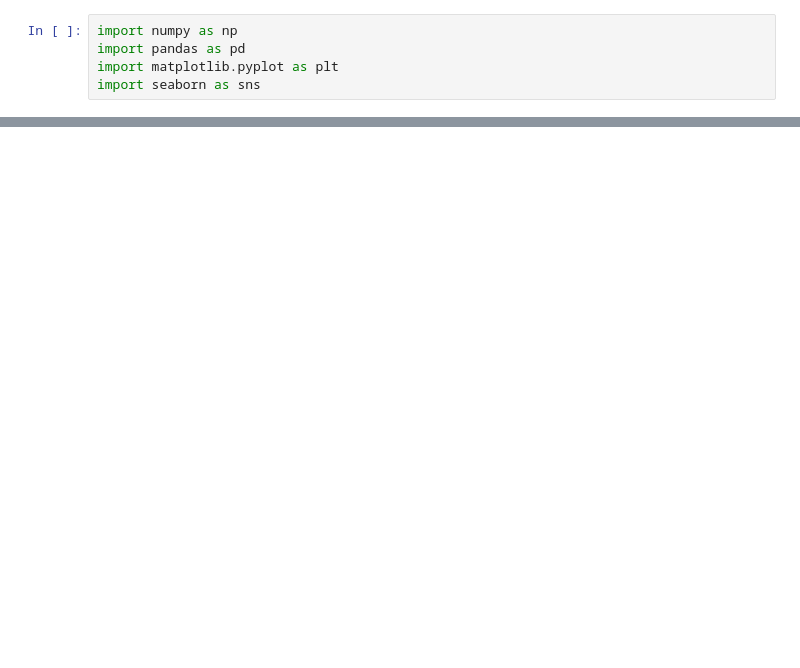
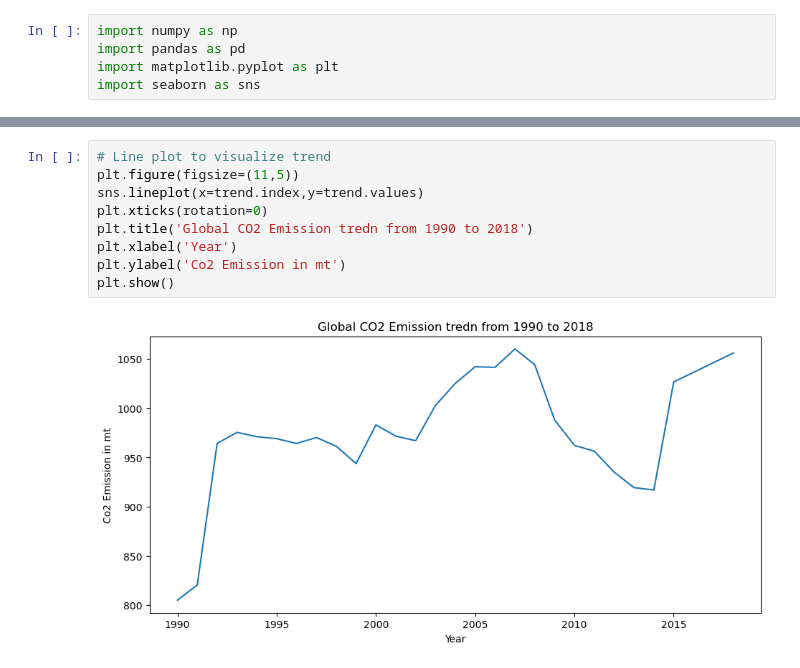
Before and after one commit to zuwa-oj/CO2-emissions-ML-project, a Jupyter notebook: src/notebooks/Visualizations.ipynb, the cells around one changed output, grey strips where cells are left out. Saved outputs shown, nothing was run; the diff lists cells and outputs as text; blank space fills up the shorter version.

Commit message:
Update Visualizations notebook

```diff
--- a/src/notebooks/Visualizations.ipynb
+++ b/src/notebooks/Visualizations.ipynb
@@ -665,0 +62,11 @@ df_finale.to_csv(file_path, index=False)
+# %%
+# Line plot to visualize trend
+plt.figure(figsize=(11,5))
+sns.lineplot(x=trend.index,y=trend.values)
+plt.xticks(rotation=0)
+plt.title('Global CO2 Emission tredn from 1990 to 2018')
+plt.xlabel('Year')
+plt.ylabel('Co2 Emission in mt')
+plt.show()
+# %% [output]
+[figure, added]
```
Also changed, not shown: parts of 71 cells of this notebook.
